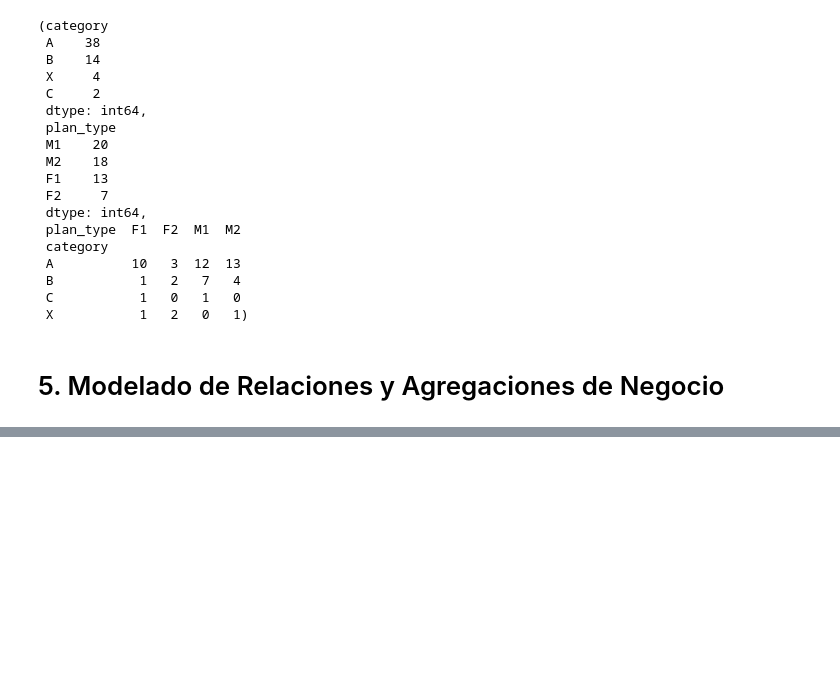
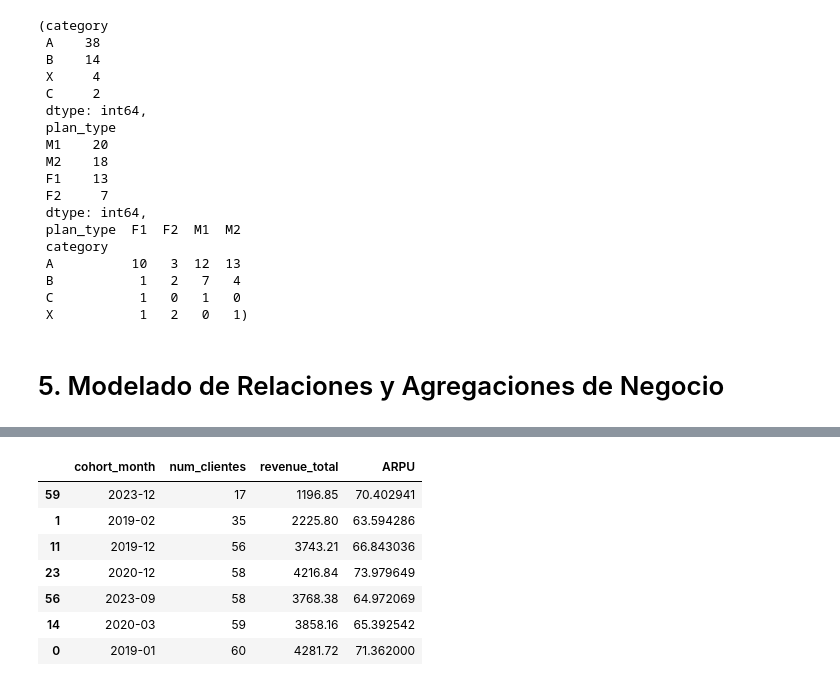
Before and after one commit to PetrongariYanina/ETL-to-MBD, a Jupyter notebook: ETL.ipynb, the cells around one changed output, grey strips where cells are left out. Drawn from its saved outputs; the diff is of its cells as text; code cells hidden in the pictures; blank space fills up the shorter version.

```diff
--- a/ETL.ipynb
+++ b/ETL.ipynb
@@ -940,0 +1013,12 @@ valor_x_cat, valor_x_plan, valor_x_cat_plan
+# %%
+menor_num_clientes = analisis_mensual.nsmallest(7, 'num_clientes')
+menor_num_clientes
+# %% [output]
+|  | cohort_month | num_clientes | revenue_total | ARPU |
+| 59 | 2023-12 | 17 | 1196.85 | 70.402941 |
+| 1 | 2019-02 | 35 | 2225.80 | 63.594286 |
+| 11 | 2019-12 | 56 | 3743.21 | 66.843036 |
+| 23 | 2020-12 | 58 | 4216.84 | 73.979649 |
+| 56 | 2023-09 | 58 | 3768.38 | 64.972069 |
+| 14 | 2020-03 | 59 | 3858.16 | 65.392542 |
+| 0 | 2019-01 | 60 | 4281.72 | 71.362000 |
```
Also changed, not shown: parts of 10 cells of this notebook.
